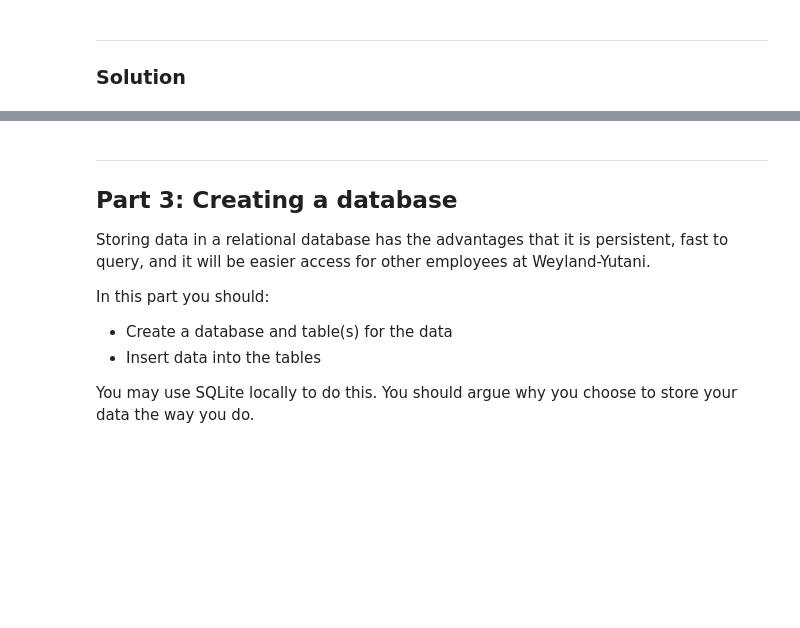
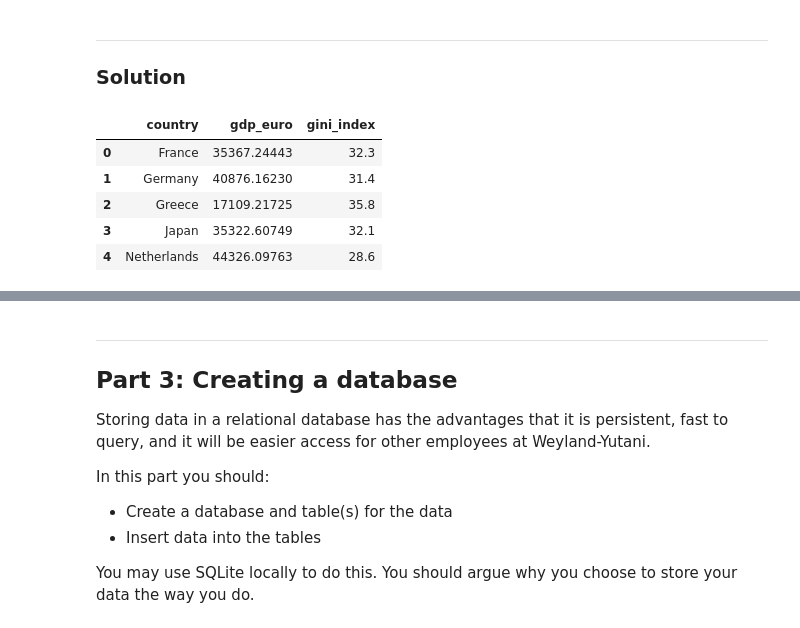
Before and after one commit to vincentvendius/Computational-tools-project-1, a Jupyter notebook: Project1_CustomerDatabase.ipynb, the cells around one changed output, grey strips where cells are left out. Saved outputs shown, nothing was run; the diff lists cells and outputs as text; code cells hidden in the pictures; blank space fills up the shorter version.

```diff
--- a/Project1_CustomerDatabase.ipynb
+++ b/Project1_CustomerDatabase.ipynb
@@ -408,0 +412,9 @@ In this part you should enrich your data with data from at least one external so
+# %%
+new_df.head(5)
+# %% [output]
+|  | country | gdp_euro | gini_index |
+| 0 | France | 35367.24443 | 32.3 |
+| 1 | Germany | 40876.16230 | 31.4 |
+| 2 | Greece | 17109.21725 | 35.8 |
+| 3 | Japan | 35322.60749 | 32.1 |
+| 4 | Netherlands | 44326.09763 | 28.6 |
```
Also changed, not shown: parts of 9 cells of this notebook.
